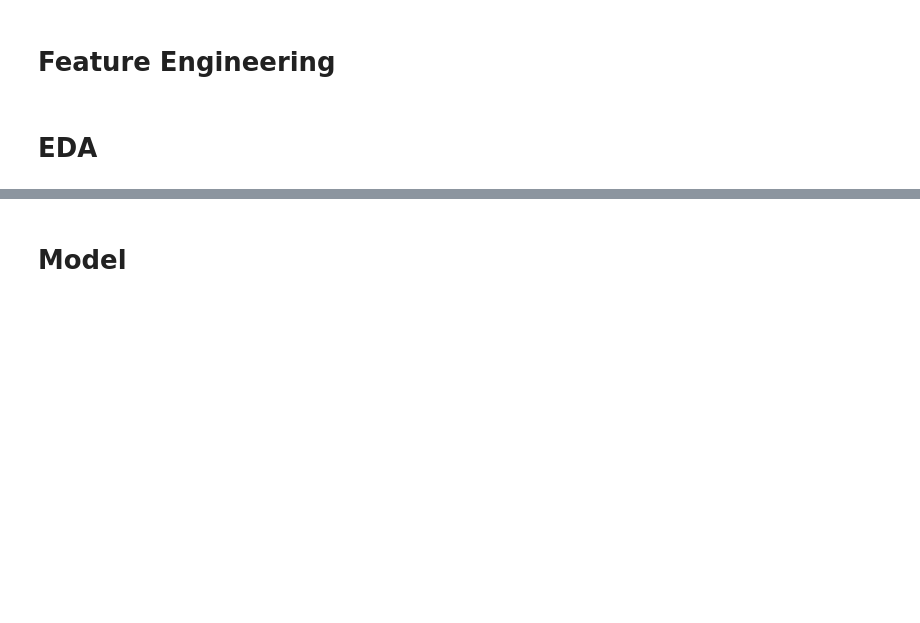
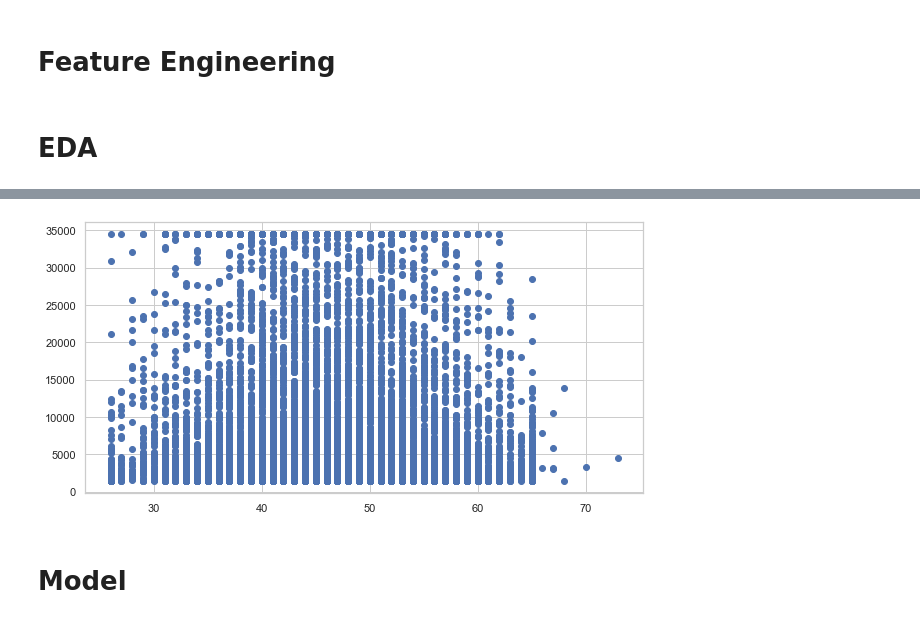
Before and after one commit to leonardoccarv/ChurnBankDetection, a Jupyter notebook: ChurnBankDetection.ipynb, the cells around one changed output, grey strips where cells are left out. Cells and saved outputs as stored; diff of their text form; code cells hidden in the pictures; blank space fills up the shorter version.

```diff
--- a/ChurnBankDetection.ipynb
+++ b/ChurnBankDetection.ipynb
@@ -146,3 +178,7 @@ plt.ylim(0,40000);
+# %%
+plt.scatter(df.customer_age, df.credit_limit);
+# %% [output]
+[figure, added]
 # %% [markdown]
 # Model
 # %% [markdown]
```
Also changed, not shown: parts of 9 cells of this notebook.
